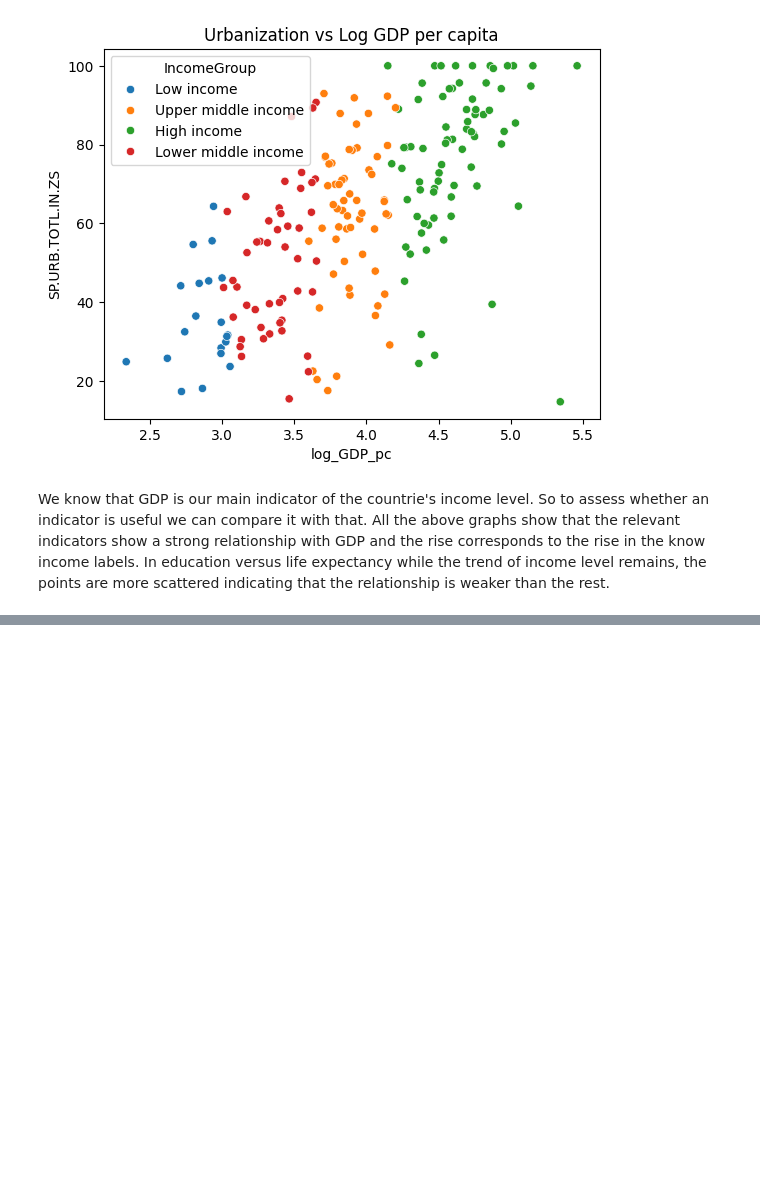
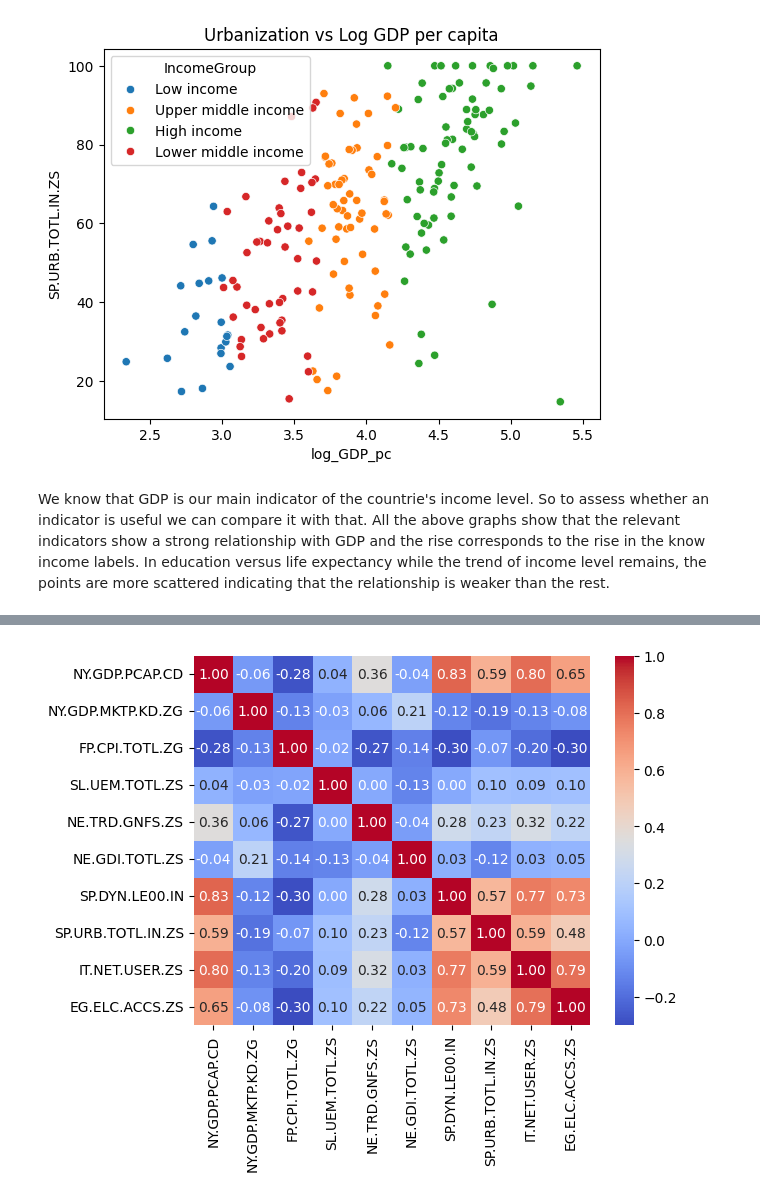
Before and after one commit to sahanakamdar/DS203_clustering, a Jupyter notebook: WDI_clustering.ipynb, the cells around one changed output, grey strips where cells are left out. Saved outputs shown, nothing was run; the diff lists cells and outputs as text; code cells hidden in the pictures; blank space fills up the shorter version.

```diff
--- a/WDI_clustering.ipynb
+++ b/WDI_clustering.ipynb
@@ -305,0 +314,20 @@ In education versus life expectancy while the trend of income level remains, the
+# %%
+from sklearn.preprocessing import StandardScaler
+from sklearn.decomposition import PCA
+
+
+X = df[keep].copy()
+X = X.drop(columns=['SE.SEC.ENRR'])#drop secondary school enrollment as too many misisng values.
+
+
+X['NY.GDP.PCAP.CD'] = np.log10(X['NY.GDP.PCAP.CD'])
+X['SL.UEM.TOTL.ZS'] = np.log10(X['SL.UEM.TOTL.ZS'])
+X['FP.CPI.TOTL.ZG'] = np.sign(X['FP.CPI.TOTL.ZG']) * np.log10(1 + X['FP.CPI.TOTL.ZG'].abs())   # signed log, handles negatives
+
+
+X = X.fillna(X.median())
+sns.heatmap(X.corr(), annot=True, fmt='.2f', cmap='coolwarm')
+plt.show()
+X_scaled = StandardScaler().fit_transform(X)
+# %% [output]
+[figure, added]
```
Also changed, not shown: parts of 11 cells of this notebook.
